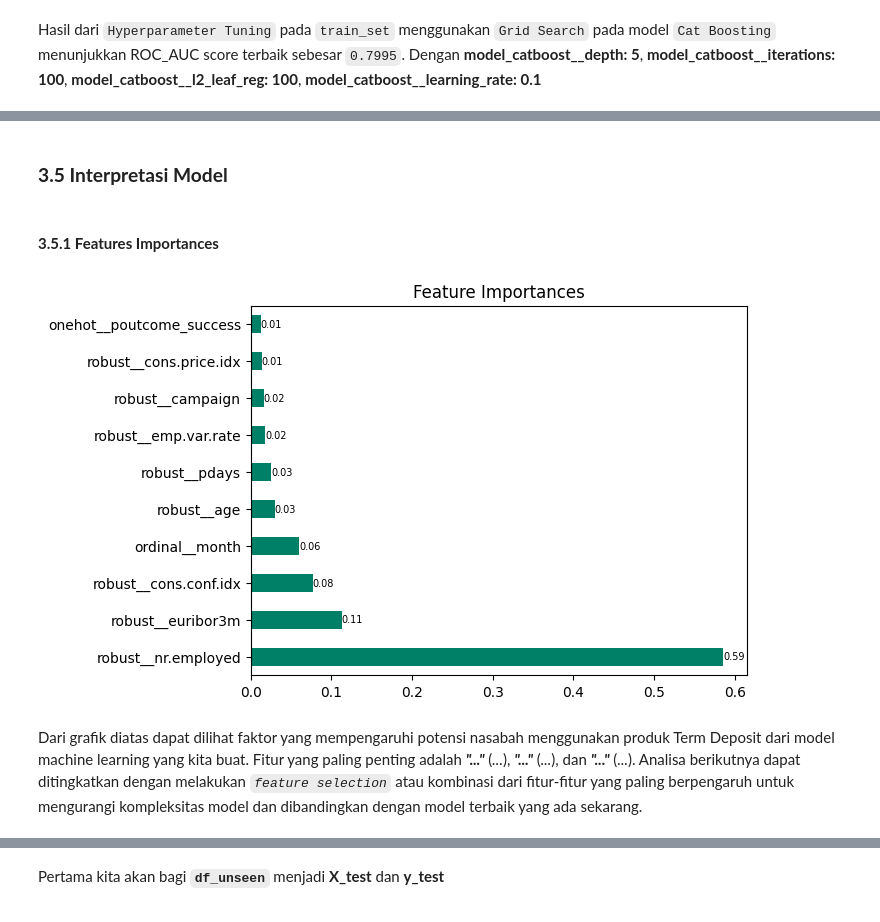
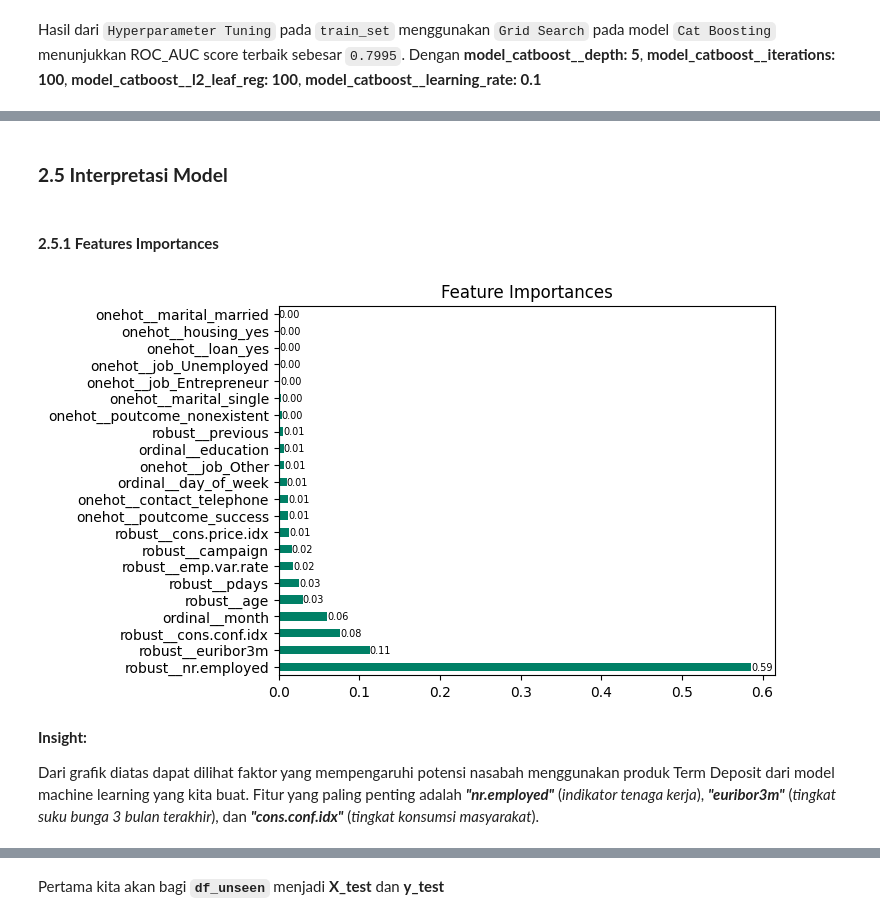
Before and after one commit to PurwadhikaDev/DeltaGroup_JC_DS_FT_Jogja_01_FinalProject, a Jupyter notebook: notebooks/Delta-3.0-Modeling-ML.ipynb, the cells around one changed output, grey strips where cells are left out. Saved outputs shown, nothing was run; the diff lists cells and outputs as text; code cells hidden in the pictures.

Commit message:
Final Model

```diff
--- a/notebooks/Delta-3.0-Modeling-ML.ipynb
+++ b/notebooks/Delta-3.0-Modeling-ML.ipynb
@@ -222,3 +100,0 @@ Pada bagian `Data Preprocessing` part 3.0-Modeling ini, kita akan melakukan **Sc
-# %%
-df = df.drop(columns=['month_quarter'])
-df
@@ -1007,14 +869,11 @@ Hasil dari `Hyperparameter Tuning` pada `train_set` menggunakan `Grid Search` pa
 
 hyperparameter_tuning = [gradboost_grid.best_estimator_, adaboost_grid.best_estimator_, catboost_grid.best_estimator_]
 # %%
-# Mencari model terbaik berdasarkan roc_auc score terbesar dan std terkecil
+# List score model sesudah di tuned (val set)
 
 list_score_aftertuned = []
 
 for i in hyperparameter_tuning :
-
-    # fitting
-    i.fit(X_train, y_train)
 
     # predict
     y_pred = i.predict(X_val)
@@ -1049,7 +931,7 @@ Setelah melakukan Tuning, didapatkan model `Gradient Boosting` sebagai **best mo
 # %% [markdown]
-### **3.5 Interpretasi Model**
+### **2.5 Interpretasi Model**
 # %% [markdown]
-#### **3.5.1 Features Importances**
+#### **2.5.1 Features Importances**
 # %%
 # Set best_model best_estimator
 
@@ -1057,14 +939,16 @@ best_model = gradboost_grid.best_estimator_
 # %%
 # Mencari feature importance pada best_model
 
-coef1 = pd.Series(best_model["model"].feature_importances_, preprocessor.get_feature_names_out()).sort_values(ascending = False).head(10)
+coef1 = pd.Series(best_model["model"].feature_importances_, preprocessor.get_feature_names_out()).sort_values(ascending = False)
 ax = coef1.plot(kind='barh', title='Feature Importances', colormap="summer")
 
 for i, v in enumerate(coef1):
     ax.text(v, i, f'{v:.2f}', ha='left', va='center', size=7)
 
 plt.show()
 # %% [output]
-[figure, old version]
+[figure, new version]
 # %% [markdown]
-Dari grafik diatas dapat dilihat faktor yang mempengaruhi potensi nasabah menggunakan produk Term Deposit dari model machine learning yang kita buat. Fitur yang paling penting adalah ***"..."*** (*...*), ***"..."*** (*...*), dan ***"..."*** (*...*). Analisa berikutnya dapat ditingkatkan dengan melakukan *`feature selection`* atau kombinasi dari fitur-fitur yang paling berpengaruh untuk mengurangi kompleksitas model dan dibandingkan dengan model terbaik yang ada sekarang.
+__Insight:__
+
+Dari grafik diatas dapat dilihat faktor yang mempengaruhi potensi nasabah menggunakan produk Term Deposit dari model machine learning yang kita buat. Fitur yang paling penting adalah ***"nr.employed"*** (*indikator tenaga kerja*), ***"euribor3m"*** (*tingkat suku bunga 3 bulan terakhir*), dan ***"cons.conf.idx"*** (*tingkat konsumsi masyarakat*).
```
Also changed, not shown: parts of 110 cells of this notebook, 3 other files.
